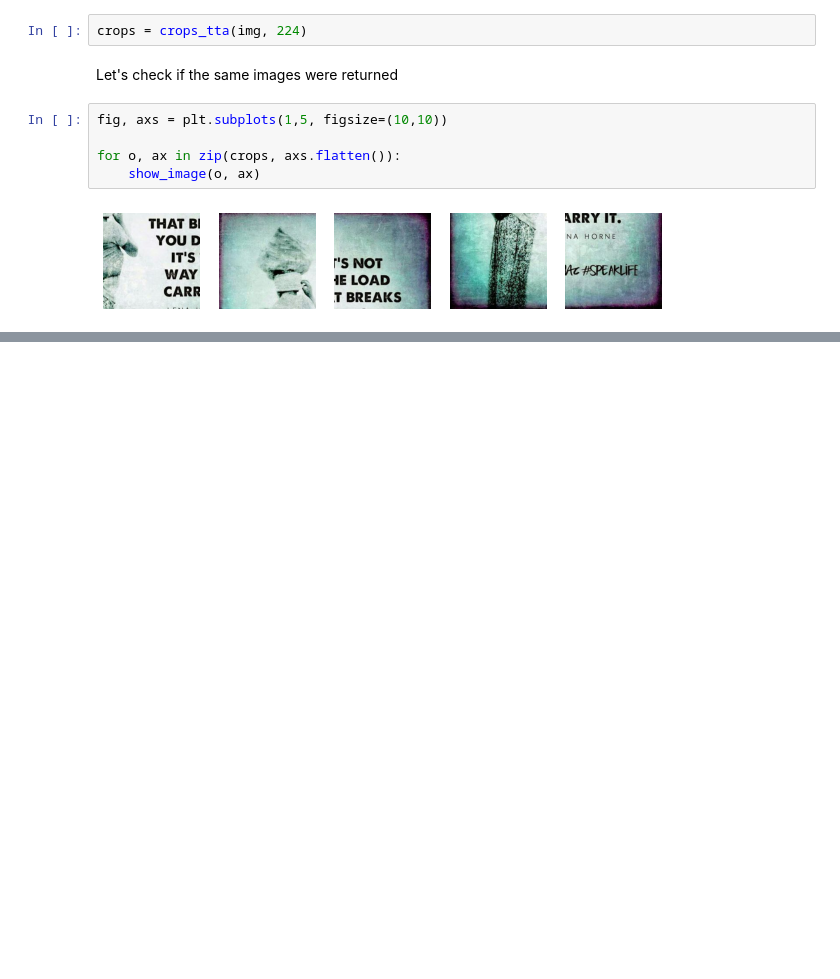
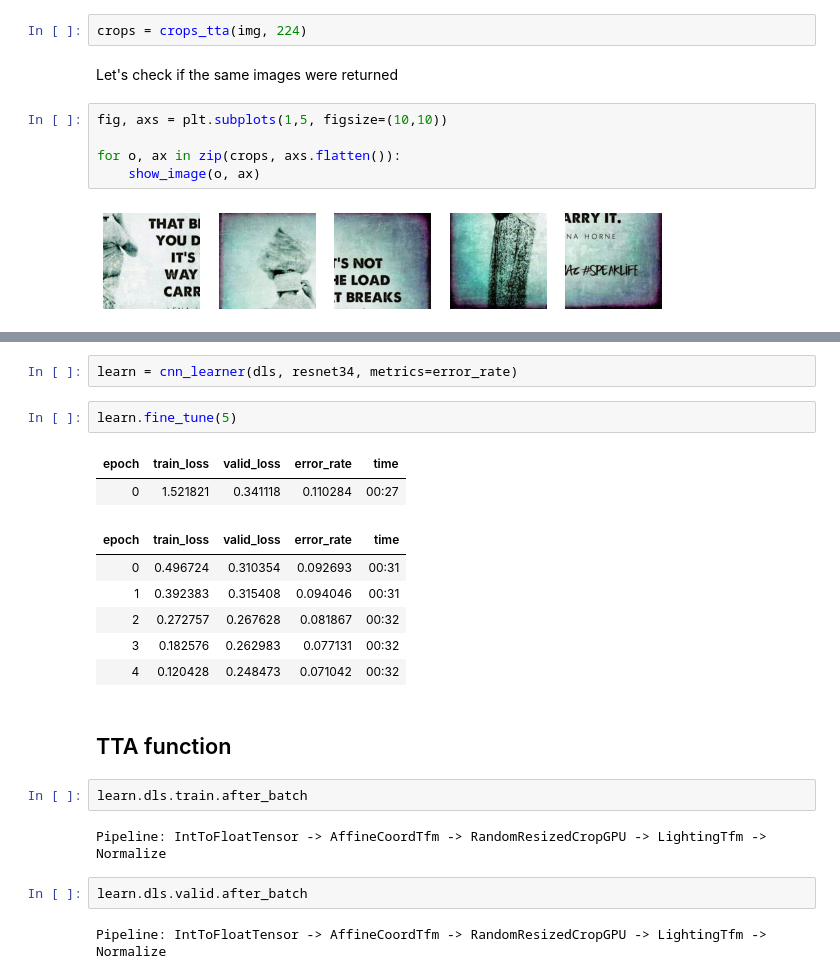
Before and after one commit to asiedubrempong/fastai-experiments, a Jupyter notebook: tta.ipynb, the cells around one changed output, grey strips where cells are left out. Cells and saved outputs as stored; diff of their text form; blank space fills up the shorter version.

```diff
--- a/tta.ipynb
+++ b/tta.ipynb
@@ -105,0 +130,23 @@ for o, ax in zip(crops, axs.flatten()):
+# %%
+learn = cnn_learner(dls, resnet34, metrics=error_rate)
+# %%
+learn.fine_tune(5)
+# %% [output]
+| epoch | train_loss | valid_loss | error_rate | time |
+| 0 | 1.521821 | 0.341118 | 0.110284 | 00:27 |
+| epoch | train_loss | valid_loss | error_rate | time |
+| 0 | 0.496724 | 0.310354 | 0.092693 | 00:31 |
+| 1 | 0.392383 | 0.315408 | 0.094046 | 00:31 |
+| 2 | 0.272757 | 0.267628 | 0.081867 | 00:32 |
+| 3 | 0.182576 | 0.262983 | 0.077131 | 00:32 |
+| 4 | 0.120428 | 0.248473 | 0.071042 | 00:32 |
+# %% [markdown]
+## TTA function
+# %%
+learn.dls.train.after_batch
+# %% [output]
+Pipeline: IntToFloatTensor -> AffineCoordTfm -> RandomResizedCropGPU -> LightingTfm -> Normalize
+# %%
+learn.dls.valid.after_batch
+# %% [output]
+Pipeline: IntToFloatTensor -> AffineCoordTfm -> RandomResizedCropGPU -> LightingTfm -> Normalize
```
Also changed, not shown: parts of 14 cells of this notebook.
